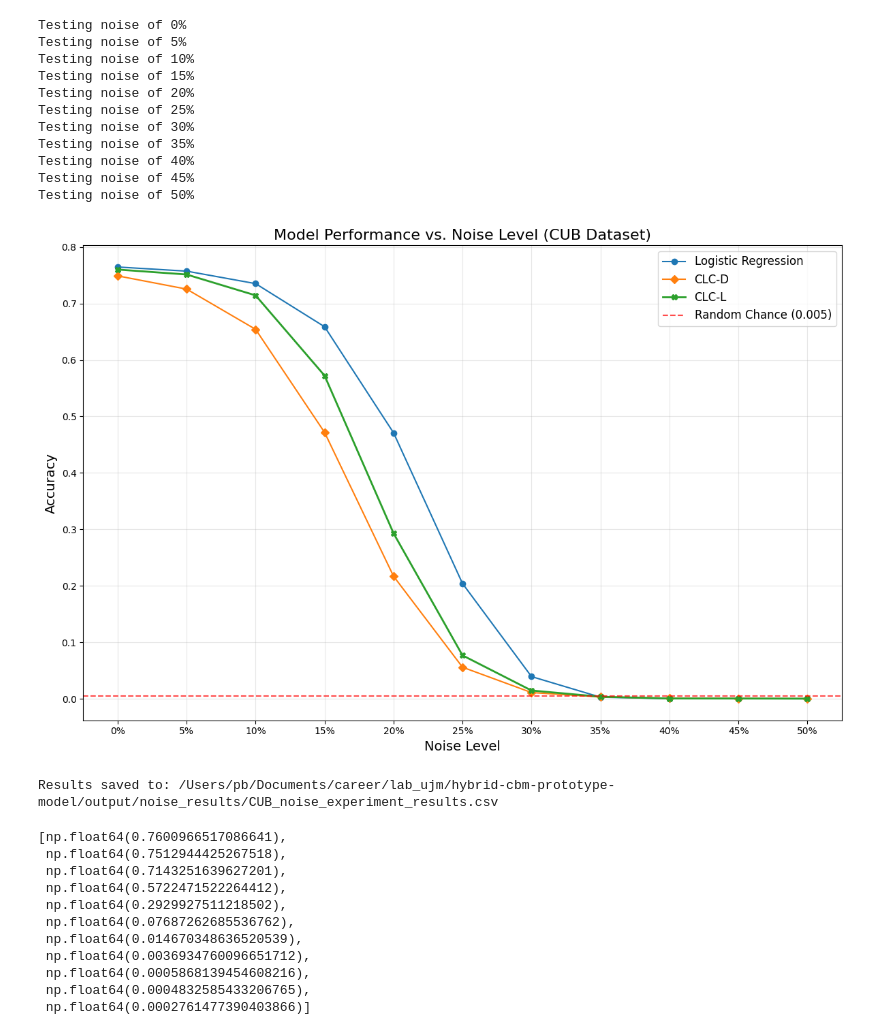
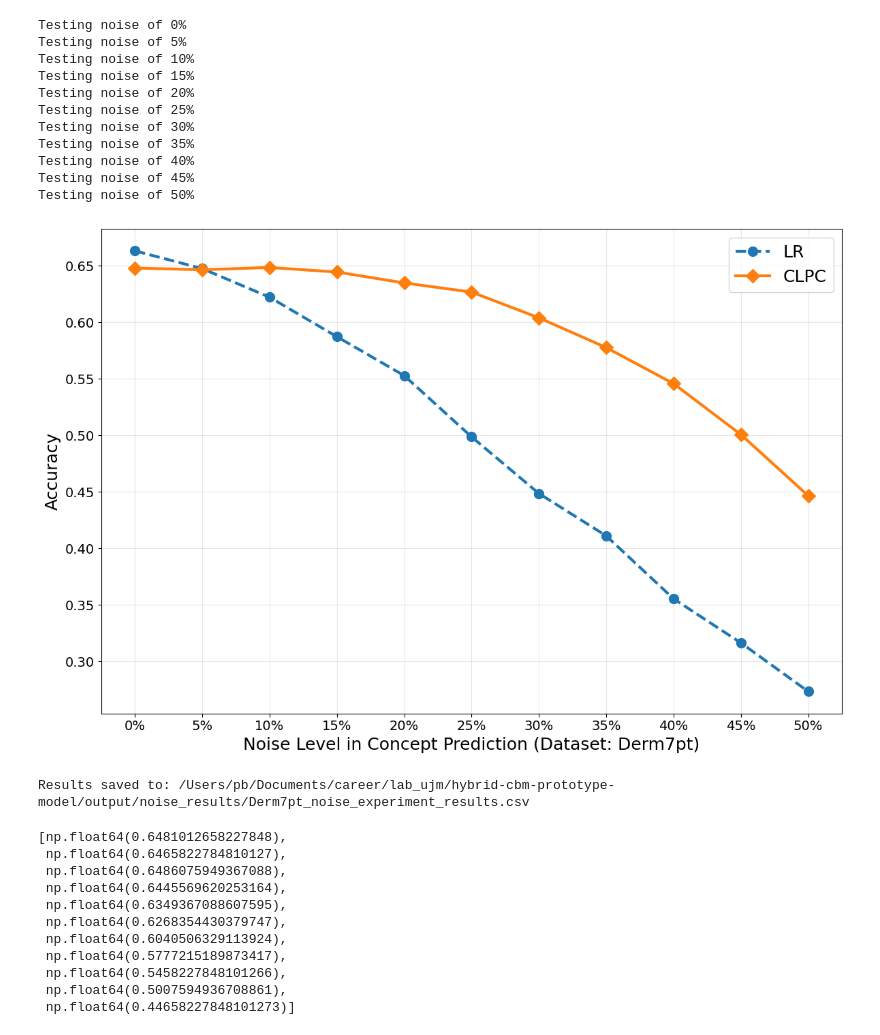
Before and after one commit to patbarry29/clpc-cbm-model, a Jupyter notebook: notebook/test_robustness.ipynb, the cells around one changed output. Cells and saved outputs as stored; diff of their text form; code cells hidden in the pictures.

Commit message:
modify graph

```diff
--- a/notebook/test_robustness.ipynb
+++ b/notebook/test_robustness.ipynb
@@ -1,6 +1,6 @@
 # %%
 datasets = ['CUB', 'Derm7pt', 'RIVAL10']
-use_dataset = datasets[0]
+use_dataset = datasets[1]
 # %%
 import os
 import sys
@@ -114,8 +114,8 @@ def add_noise_to_concepts(c_hat, noise_level, random_seed=42):
     # max_decrease = high_values - 0.5
     # noise = np.random.uniform(0, 1, len(selected_high)) * max_decrease
     # flat_noisy[selected_high] -= noise
-    flat_noisy[selected_high] = 0
-    # flat_noisy[selected_high] = np.random.uniform(0, 0.5, len(selected_high))
+    # flat_noisy[selected_high] = 0
+    flat_noisy[selected_high] = np.random.uniform(0, 0.5, len(selected_high))
 
     # Push low values above 0.5
     # low_values = flat_noisy[selected_low]
@@ -366,38 +366,42 @@ Testing noise of 50%
 # %%
 import matplotlib.pyplot as plt
 
 # Create a figure with appropriate size
 plt.figure(figsize=(12, 8))
 
 # Plot each algorithm's results
-plt.plot(noise_levels, lr_results, marker='o', label='Logistic Regression')
+plt.plot(noise_levels, lr_results, marker='o', linestyle='--', label='LR', linewidth=3, markersize=10)
 # plt.plot(noise_levels, knn_results, marker='s', label='K-Nearest Neighbors')
 # plt.plot(noise_levels, dt_results, marker='^', label='Decision Tree')
 # plt.plot(noise_levels, mlp_results, marker='*', label='MLP')
-plt.plot(noise_levels, class_results, marker='D', label='CLC-D')
-plt.plot(noise_levels, proto_results, marker='X', label='CLC-L', linewidth=2)
+# plt.plot(noise_levels, class_results, marker='D', linestyle='--', label='CLC-D')
+plt.plot(noise_levels, proto_results, marker='D', linestyle='-', label='CLPC', linewidth=3, markersize=10)
 
 plt.grid(True, alpha=0.3)
-plt.xlabel('Noise Level', fontsize=14)
-plt.ylabel('Accuracy', fontsize=14)
-plt.title(f'Model Performance vs. Noise Level ({use_dataset} Dataset)', fontsize=16)
+plt.xlabel(f'Noise Level in Concept Prediction (Dataset: {use_dataset})', fontsize=18)
+plt.ylabel('Accuracy', fontsize=18)
+# plt.title(f'Model Performance vs. Noise Level ({use_dataset} Dataset)', fontsize=16)
 
 # Set y-axis limits from 0 to 1
 # plt.ylim(0, 0.7)
 
 # Format x-axis ticks as percentages
-plt.xticks(noise_levels, [f'{nl*100:.0f}%' for nl in noise_levels])
+plt.xticks(noise_levels, [f'{nl*100:.0f}%' for nl in noise_levels], fontsize=14)
+plt.yticks(fontsize=14)
 
 # Add a horizontal line for random chance accuracy (1/num_classes)
-random_chance = 1/num_classes
-plt.axhline(y=random_chance, color='r', linestyle='--', alpha=0.7,
-            label=f'Random Chance ({random_chance:.3f})')
-plt.legend(fontsize=12)
+# random_chance = 1/num_classes
+# plt.axhline(y=random_chance, color='r', linestyle='--', alpha=0.7,
+#             label=f'Random Chance ({random_chance:.3f})')
+plt.legend(fontsize=18)
 
 plt.tight_layout()
+output_dir = os.path.join(PROJECT_ROOT, 'output', 'plots')
+os.makedirs(output_dir, exist_ok=True)
+plt.savefig(os.path.join(output_dir, f'{use_dataset}_noise.png'), dpi=600, bbox_inches='tight')
 plt.show()
 # %% [output]
-[figure, old version]
+[figure, new version]
 # %%
 import pandas as pd
 import os
@@ -426,18 +430,18 @@ results_df.to_csv(output_path, index=False)
 
 print(f"Results saved to: {output_path}")
 # %% [output]
-Results saved to: /Users/pb/Documents/career/lab_ujm/hybrid-cbm-prototype-model/output/noise_results/CUB_noise_experiment_results.csv
+Results saved to: /Users/pb/Documents/career/lab_ujm/hybrid-cbm-prototype-model/output/noise_results/Derm7pt_noise_experiment_results.csv
 # %%
 proto_results
 # %% [output]
-[np.float64(0.7600966517086641),
- np.float64(0.7512944425267518),
- np.float64(0.7143251639627201),
- np.float64(0.5722471522264412),
- np.float64(0.2929927511218502),
- np.float64(0.07687262685536762),
- np.float64(0.014670348636520539),
- np.float64(0.0036934760096651712),
- np.float64(0.0005868139454608216),
- np.float64(0.0004832585433206765),
- np.float64(0.0002761477390403866)]
+[np.float64(0.6481012658227848),
+ np.float64(0.6465822784810127),
+ np.float64(0.6486075949367088),
+ np.float64(0.6445569620253164),
+ np.float64(0.6349367088607595),
+ np.float64(0.6268354430379747),
+ np.float64(0.6040506329113924),
+ np.float64(0.5777215189873417),
+ np.float64(0.5458227848101266),
+ np.float64(0.5007594936708861),
+ np.float64(0.44658227848101273)]
```
Also changed, not shown: parts of 2 cells of this notebook.
